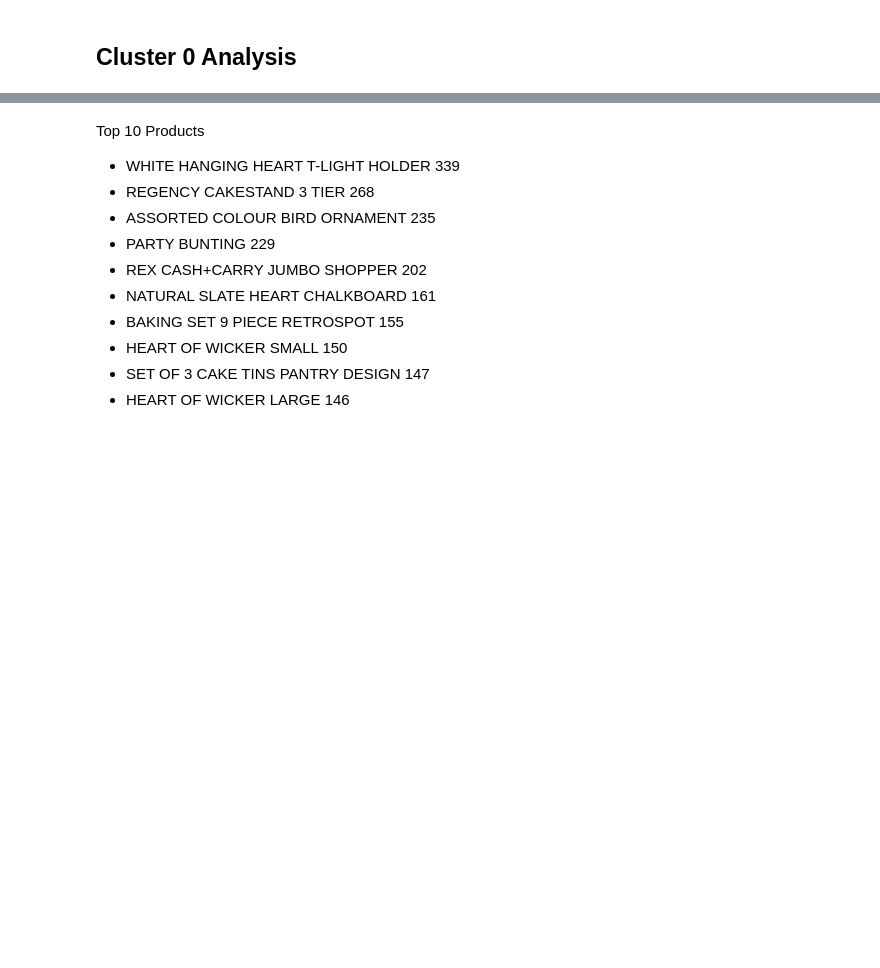
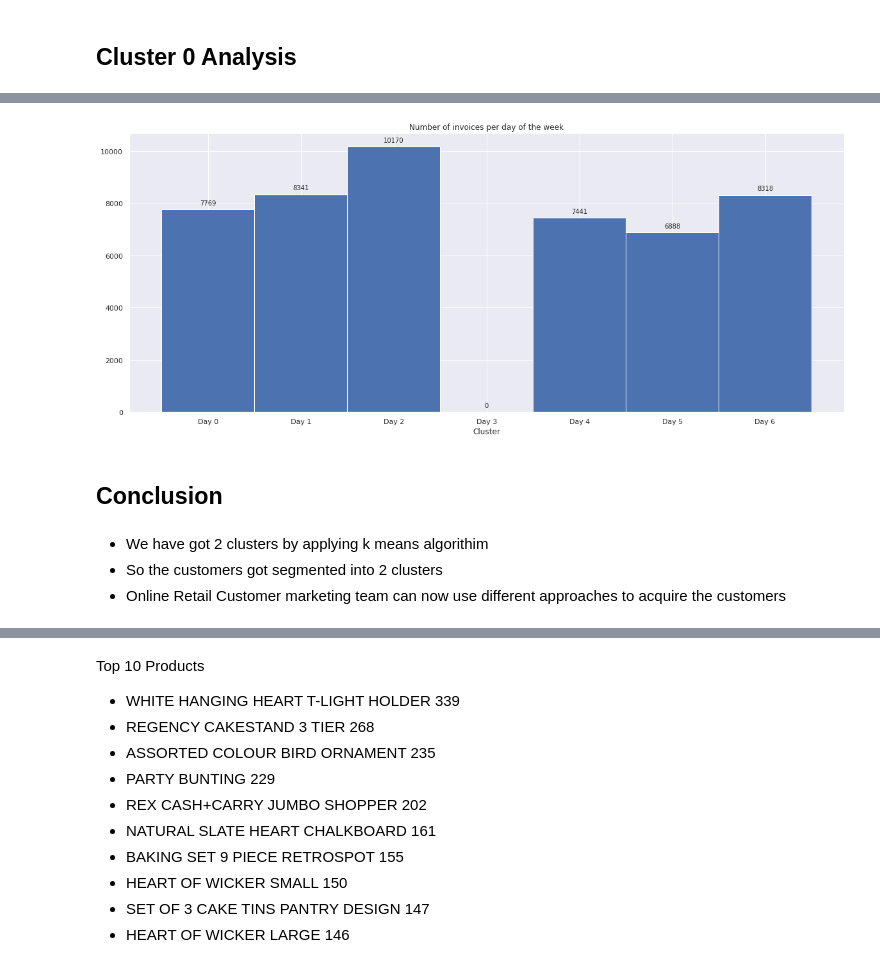
Before and after one commit to vivek16pawar/Customer-Segmentation, a Jupyter notebook: Online_Retail_Customer_Segmentation_Capstone_Project.ipynb, the cells around one changed output, grey strips where cells are left out. Drawn from its saved outputs; the diff is of its cells as text; code cells hidden in the pictures; blank space fills up the shorter version.

```diff
--- a/Online_Retail_Customer_Segmentation_Capstone_Project.ipynb
+++ b/Online_Retail_Customer_Segmentation_Capstone_Project.ipynb
@@ -1177,0 +1301,31 @@ Key figures:
+# %%
+# Plotting Graph for customers buying pattern in different year
+plt.figure(figsize = (20,8))
+n, bins, patches = plt.hist(cluster1['Day_of_week'], bins=7)
+plt.xlabel("Cluster")
+plt.title("Number of invoices per day of the week")
+plt.xticks([rect.get_x()+ rect.get_width() / 2 for rect in patches], ["Day {}".format(x) for x in range(0, 7)])
+
+for rect in patches:
+    y_value = rect.get_height()
+    x_value = rect.get_x() + rect.get_width() / 2
+
+    space = 5
+    va = 'bottom'
+    label = str(int(y_value))
+
+    plt.annotate(
+        label,
+        (x_value, y_value),
+        xytext=(0, space),
+        textcoords="offset points",
+        ha='center',
+        va=va)
+# %% [output]
+[figure, added]
+# %% [markdown]
+## Conclusion
+# %% [markdown]
+-  We have got 2 clusters by applying k means algorithim
+-  So the customers got segmented into 2 clusters
+- Online Retail Customer marketing team can now use different approaches to acquire the customers
```
Also changed, not shown: parts of 34 cells of this notebook.
